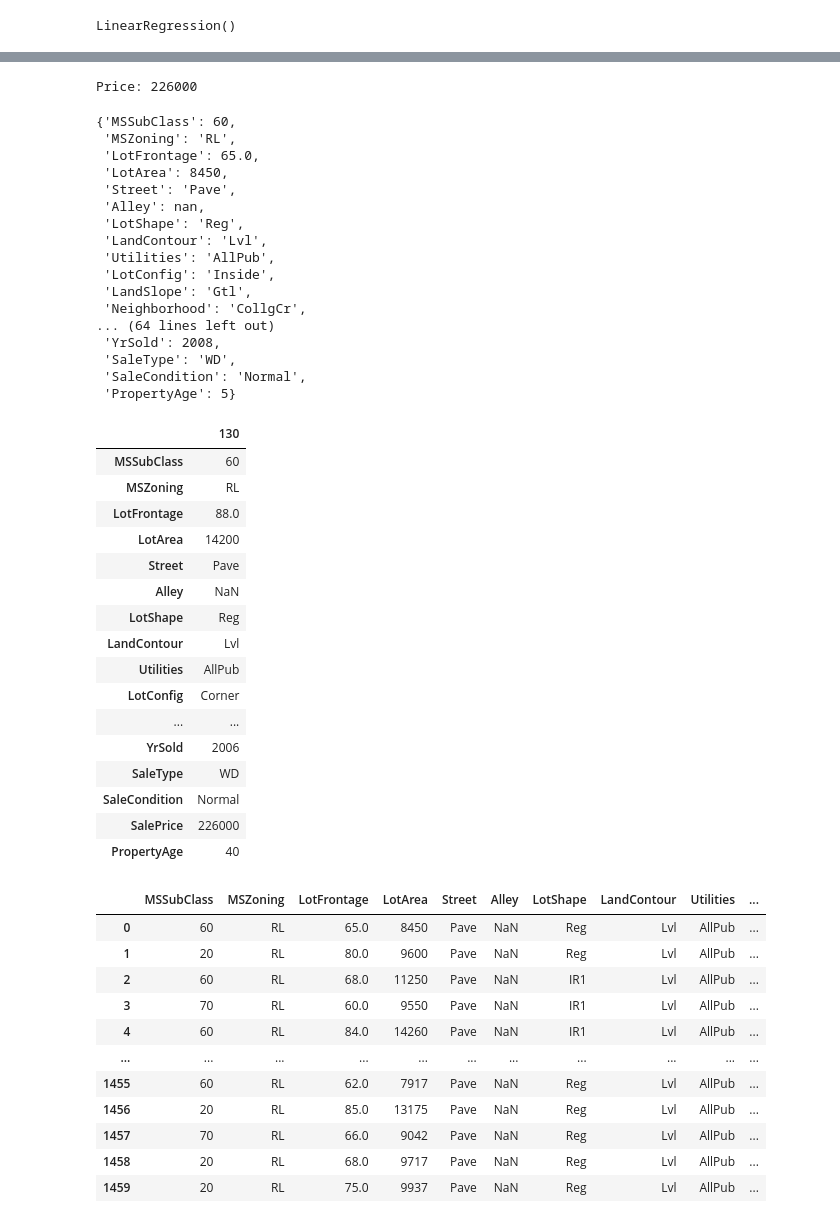
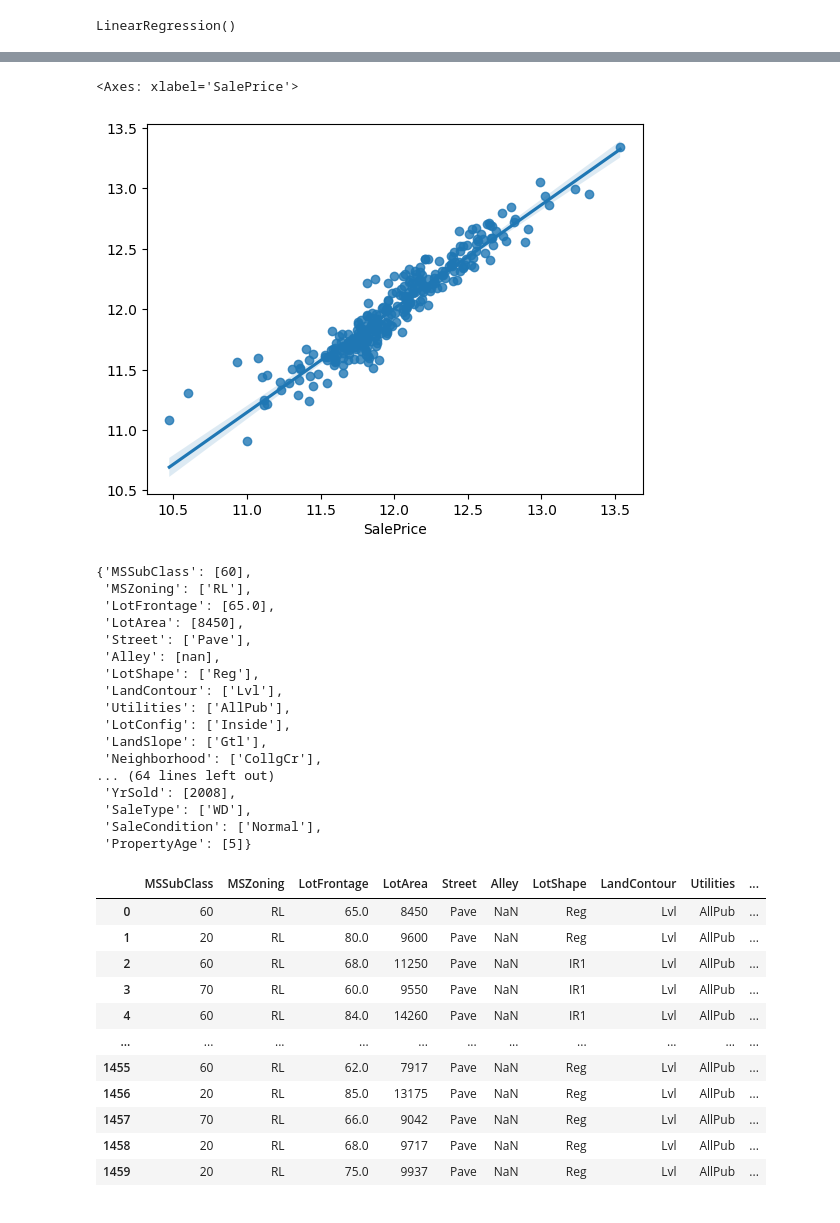
Before and after one commit to taos15/house_sale_prediction, a Jupyter notebook: notebooks/final_notebook.ipynb, the cells around one changed output, grey strips where cells are left out. Cells and saved outputs as stored; diff of their text form; code cells hidden in the pictures.

```diff
--- a/notebooks/final_notebook.ipynb
+++ b/notebooks/final_notebook.ipynb
@@ -588,28 +591,30 @@ R2: 0.8934044154375307
-# %%
-print(f"Price: {df.iloc[130]['SalePrice']}")
-# %% [output]
-Price: 226000
+# %%
+sns.regplot(x=y_test, y=y_pred)
+# %% [output]
+<Axes: xlabel='SalePrice'>
+[figure, added]
 # %%
 # df.iloc[130].drop(columns=["SalePrice"]).to_dict(orient="index")
-test_dic_obs = df.head(1).drop(columns=["SalePrice"]).to_dict(orient="index").get(0)
+# test_dic_obs = df.head(1).drop(columns=["SalePrice"]).to_dict(orient="index").get(0)
+test_dic_obs = df.head(1).drop(columns=["SalePrice"]).to_dict(orient="list")
 display(test_dic_obs)
 # %% [output]
-{'MSSubClass': 60,
- 'MSZoning': 'RL',
- 'LotFrontage': 65.0,
- 'LotArea': 8450,
- 'Street': 'Pave',
- 'Alley': nan,
- 'LotShape': 'Reg',
- 'LandContour': 'Lvl',
- 'Utilities': 'AllPub',
- 'LotConfig': 'Inside',
- 'LandSlope': 'Gtl',
- 'Neighborhood': 'CollgCr',
+{'MSSubClass': [60],
+ 'MSZoning': ['RL'],
+ 'LotFrontage': [65.0],
+ 'LotArea': [8450],
+ 'Street': ['Pave'],
+ 'Alley': [nan],
+ 'LotShape': ['Reg'],
+ 'LandContour': ['Lvl'],
+ 'Utilities': ['AllPub'],
+ 'LotConfig': ['Inside'],
+ 'LandSlope': ['Gtl'],
+ 'Neighborhood': ['CollgCr'],
 ... (64 lines left out)
- 'YrSold': 2008,
- 'SaleType': 'WD',
- 'SaleCondition': 'Normal',
- 'PropertyAge': 5}
+ 'YrSold': [2008],
+ 'SaleType': ['WD'],
+ 'SaleCondition': ['Normal'],
+ 'PropertyAge': [5]}
 # %%
 testObservation = {
@@ -696,24 +701,4 @@ testObservation = {
 }
-# %%
-render_scrooll(pd.Series(df.iloc[130].T))
-# %% [output]
-|  | 130 |
-| MSSubClass | 60 |
-| MSZoning | RL |
-| LotFrontage | 88.0 |
-| LotArea | 14200 |
-| Street | Pave |
-| Alley | NaN |
-| LotShape | Reg |
-| LandContour | Lvl |
-| Utilities | AllPub |
-| LotConfig | Corner |
-| ... | ... |
-| YrSold | 2006 |
-| SaleType | WD |
-| SaleCondition | Normal |
-| SalePrice | 226000 |
-| PropertyAge | 40 |
 # %%
 X
 # %% [output]
```
Also changed, not shown: parts of 13 cells of this notebook, 1 other file.
